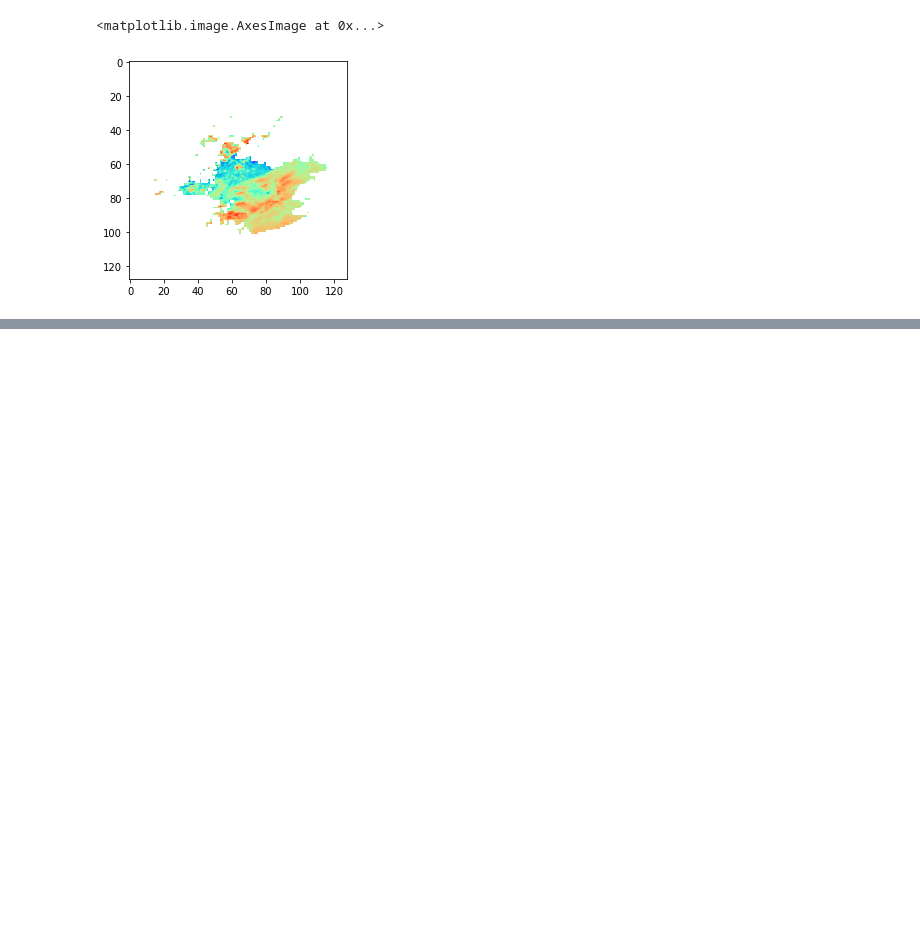
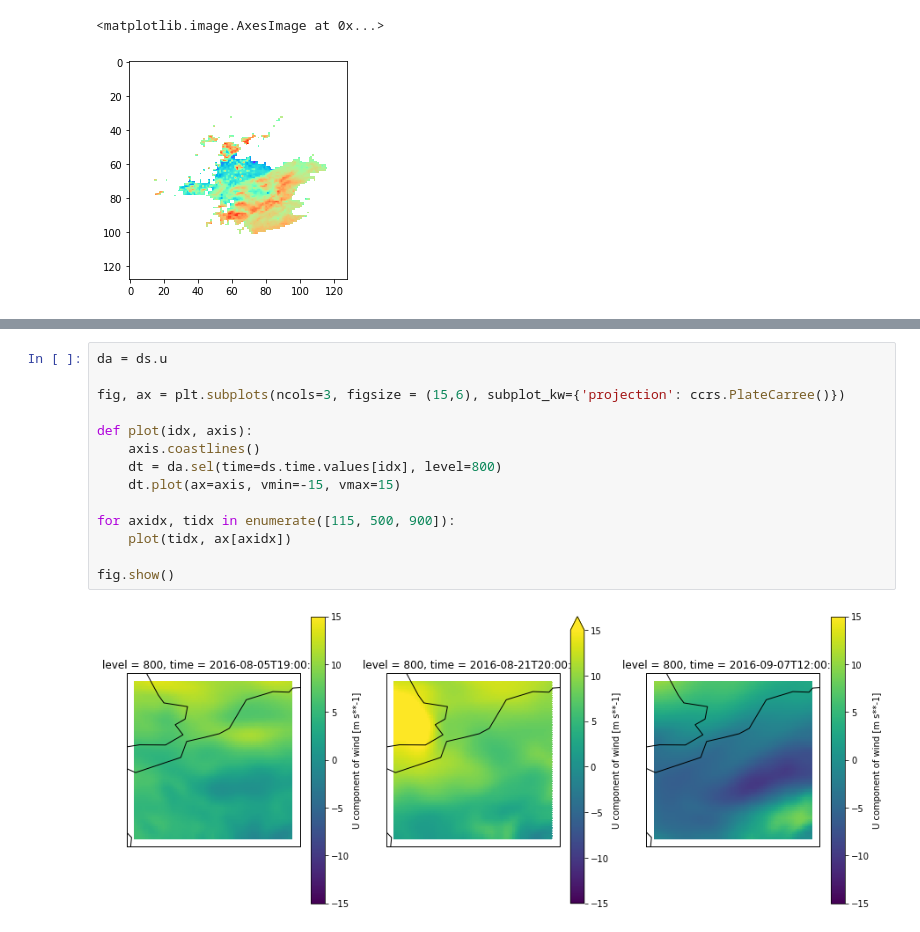
Before and after one commit to FionaLippert/birdMigration, a Jupyter notebook: visualization/h5_exploration.ipynb, the cells around one changed output, grey strips where cells are left out. Cells and saved outputs as stored; diff of their text form; blank space fills up the shorter version.

```diff
--- a/visualization/h5_exploration.ipynb
+++ b/visualization/h5_exploration.ipynb
@@ -230,0 +246,16 @@ True
+# %%
+da = ds.u
+
+fig, ax = plt.subplots(ncols=3, figsize = (15,6), subplot_kw={'projection': ccrs.PlateCarree()})
+
+def plot(idx, axis):
+    axis.coastlines()
+    dt = da.sel(time=ds.time.values[idx], level=800)
+    dt.plot(ax=axis, vmin=-15, vmax=15)
+
+for axidx, tidx in enumerate([115, 500, 900]):
+    plot(tidx, ax[axidx])
+
+fig.show()
+# %% [output]
+[figure, added]
```
Also changed, not shown: parts of 18 cells of this notebook, 6 other files.
